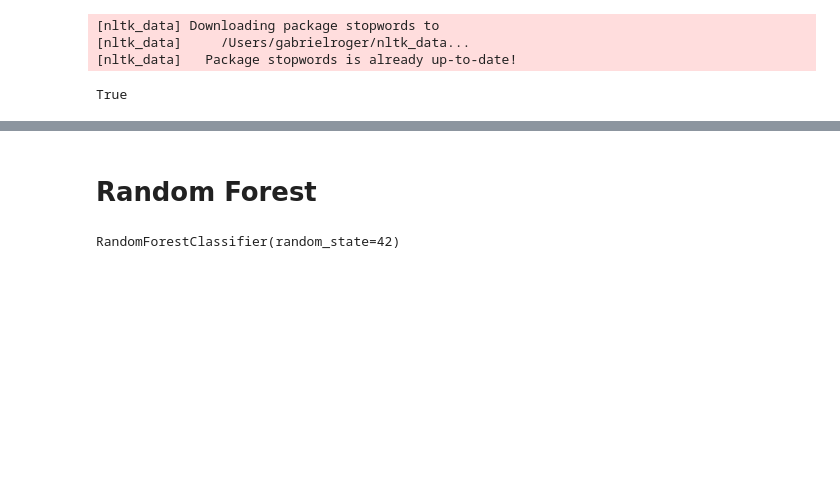
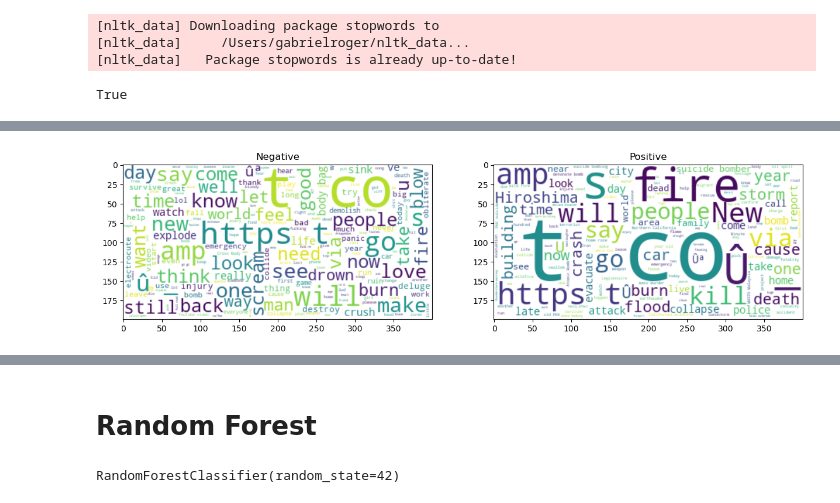
Before and after one commit to g-roger/nlp-disaster-tweets-competition, a Jupyter notebook: nlp_disaster_tweets.ipynb, the cells around one changed output, grey strips where cells are left out. Drawn from its saved outputs; the diff is of its cells as text; code cells hidden in the pictures; blank space fills up the shorter version.

```diff
--- a/nlp_disaster_tweets.ipynb
+++ b/nlp_disaster_tweets.ipynb
@@ -92,6 +95,23 @@ stopwords = list(set(snlp.Defaults.stop_words).union(set(nltk.corpus.stopwords.w
 vec_model = CountVectorizer(stop_words=stopwords, ngram_range=(1,2))
 # %%
 df_train = preprocess(df_train)
+# %%
+negative_cases = "".join(df_train[df_train['target'] == 0]['text_lemma'].values)
+positive_cases = "".join(df_train[df_train['target'] == 1]['text_lemma'].values)
+
+fig, axs = plt.subplots(1, 2, figsize=(15, 10))
+
+wc1 = WordCloud(background_color='white').generate(negative_cases)
+wc2 = WordCloud(background_color='white').generate(positive_cases)
+
+axs[0].imshow(wc1, interpolation='bilinear')
+axs[0].set_title('Negative')
+axs[1].imshow(wc2, interpolation='bilinear')
+axs[1].set_title('Positive')
+
+plt.show()
+# %% [output]
+[figure, added]
 # %%
 vectors = vec_model.fit_transform(df_train.text_lemma)
 # %%
```
Also changed, not shown: parts of 13 cells of this notebook.
